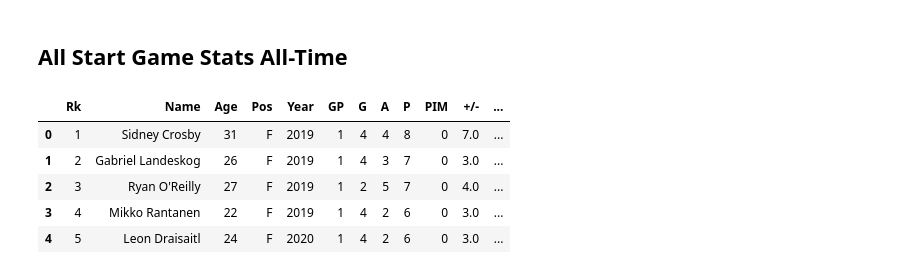
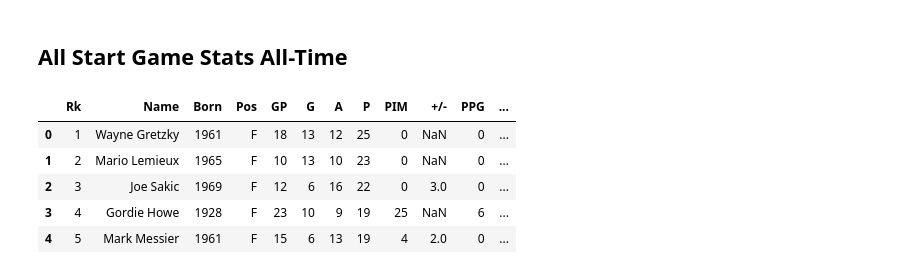
Before and after one commit to potterc22/Final-Project-ML, a Jupyter notebook: Cory/clean_data.ipynb, the cells around one changed output. Drawn from its saved outputs; the diff is of its cells as text; code cells hidden in the pictures.

Commit message:
scraped all star game stats table

```diff
--- a/Cory/clean_data.ipynb
+++ b/Cory/clean_data.ipynb
@@ -317,20 +317,20 @@ awards_df.to_csv('../Master/data/awards_df.csv')
 # %% [markdown]
 ## All Start Game Stats All-Time
 # %%
-url = 'https://www.quanthockey.com/nhl-all-star-game/en/records/most-points-in-one-season-by-nhl-all-star-game-players.html'
+url = f'https://www.quanthockey.com/scripts/AjaxPaginate.php?cat=Records&pos=Players&SS=&af=0&nat=alltime&st=5&sort=points&so=&page=1&league=NHL%20All-Star%20Game&lang=en&rnd=651834569&dt=1&sd=undefined&ed=undefined'
 
 # find the table
 table = pd.read_html(url)
 df = table[0]
 # delete unneeded column
 del df['Unnamed: 1']
 # convert games played column to integer
 df['GP'] = df['GP'].astype(int)
 df.head()
 # %% [output]
-|  | Rk | Name | Age | Pos | Year | GP | G | A | P | PIM | +/- | ... |
-| 0 | 1 | Sidney Crosby | 31 | F | 2019 | 1 | 4 | 4 | 8 | 0 | 7.0 | ... |
-| 1 | 2 | Gabriel Landeskog | 26 | F | 2019 | 1 | 4 | 3 | 7 | 0 | 3.0 | ... |
-| 2 | 3 | Ryan O'Reilly | 27 | F | 2019 | 1 | 2 | 5 | 7 | 0 | 4.0 | ... |
-| 3 | 4 | Mikko Rantanen | 22 | F | 2019 | 1 | 4 | 2 | 6 | 0 | 3.0 | ... |
-| 4 | 5 | Leon Draisaitl | 24 | F | 2020 | 1 | 4 | 2 | 6 | 0 | 3.0 | ... |
+|  | Rk | Name | Born | Pos | GP | G | A | P | PIM | +/- | PPG | ... |
+| 0 | 1 | Wayne Gretzky | 1961 | F | 18 | 13 | 12 | 25 | 0 | NaN | 0 | ... |
+| 1 | 2 | Mario Lemieux | 1965 | F | 10 | 13 | 10 | 23 | 0 | NaN | 0 | ... |
+| 2 | 3 | Joe Sakic | 1969 | F | 12 | 6 | 16 | 22 | 0 | 3.0 | 0 | ... |
+| 3 | 4 | Gordie Howe | 1928 | F | 23 | 10 | 9 | 19 | 25 | NaN | 6 | ... |
+| 4 | 5 | Mark Messier | 1961 | F | 15 | 6 | 13 | 19 | 4 | 2.0 | 0 | ... |
```
Also changed, not shown: parts of 2 cells of this notebook.
